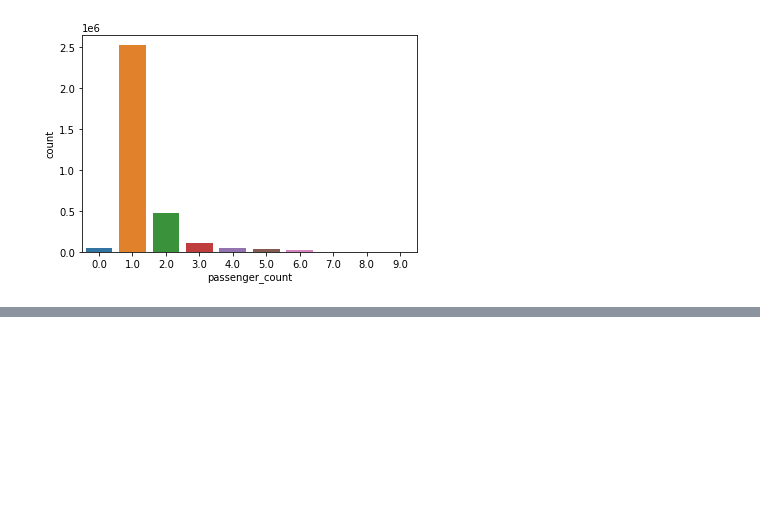
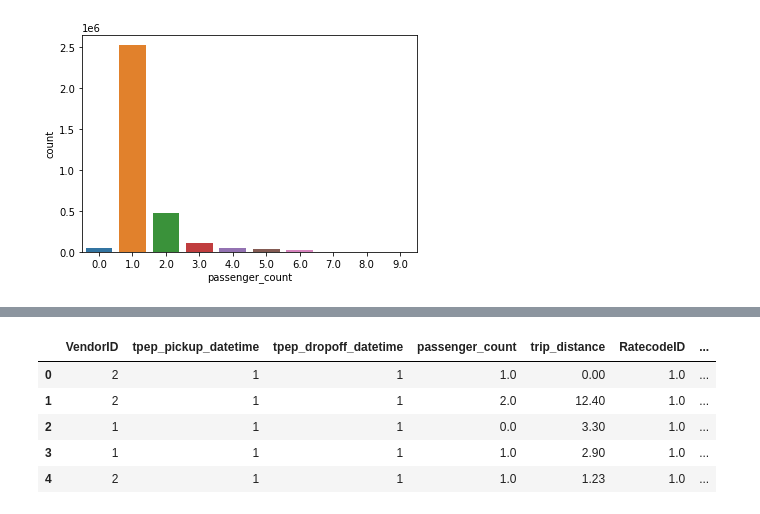
Before and after one commit to PantsuAsmita/ProjetTaxi, a Jupyter notebook: Projet Taxi.ipynb, the cells around one changed output, grey strips where cells are left out. Cells and saved outputs as stored; diff of their text form; code cells hidden in the pictures; blank space fills up the shorter version.

```diff
--- a/Projet Taxi.ipynb
+++ b/Projet Taxi.ipynb
@@ -164,0 +149,15 @@ print(trips.drop)
+# %%
+trips['tpep_pickup_datetime'] = pd.to_datetime(trips['tpep_pickup_datetime'], unit='s')
+trips['tpep_dropoff_datetime'] = pd.to_datetime(trips['tpep_dropoff_datetime'], unit='s')
+# %%
+trips['tpep_pickup_datetime'] = trips['tpep_pickup_datetime'].dt.day
+trips['tpep_dropoff_datetime'] = trips['tpep_dropoff_datetime'].dt.day
+# %%
+trips.head()
+# %% [output]
+|  | VendorID | tpep_pickup_datetime | tpep_dropoff_datetime | passenger_count | trip_distance | RatecodeID | ... |
+| 0 | 2 | 1 | 1 | 1.0 | 0.00 | 1.0 | ... |
+| 1 | 2 | 1 | 1 | 2.0 | 12.40 | 1.0 | ... |
+| 2 | 1 | 1 | 1 | 0.0 | 3.30 | 1.0 | ... |
+| 3 | 1 | 1 | 1 | 1.0 | 2.90 | 1.0 | ... |
+| 4 | 2 | 1 | 1 | 1.0 | 1.23 | 1.0 | ... |
```
Also changed, not shown: parts of 14 cells of this notebook.
